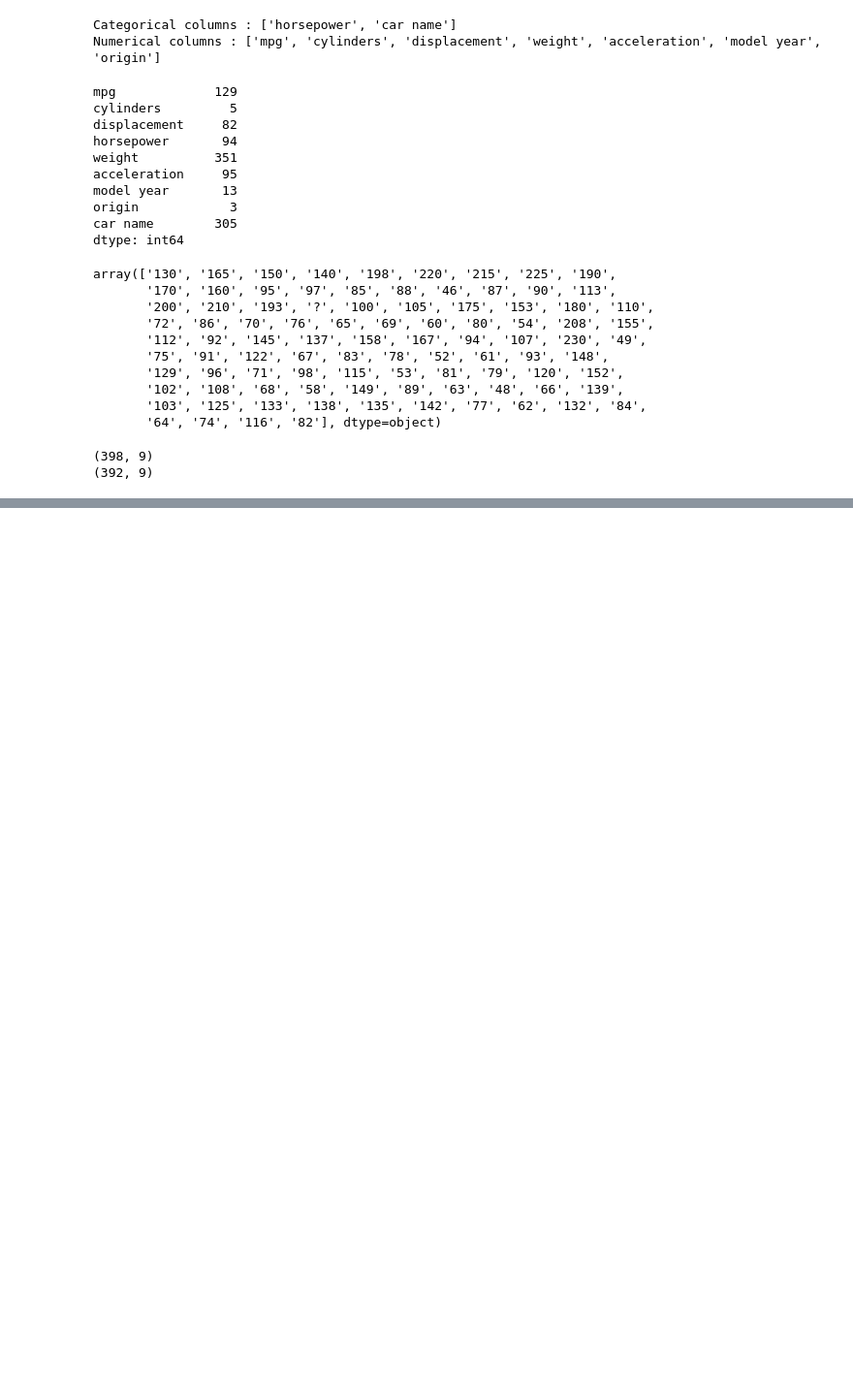
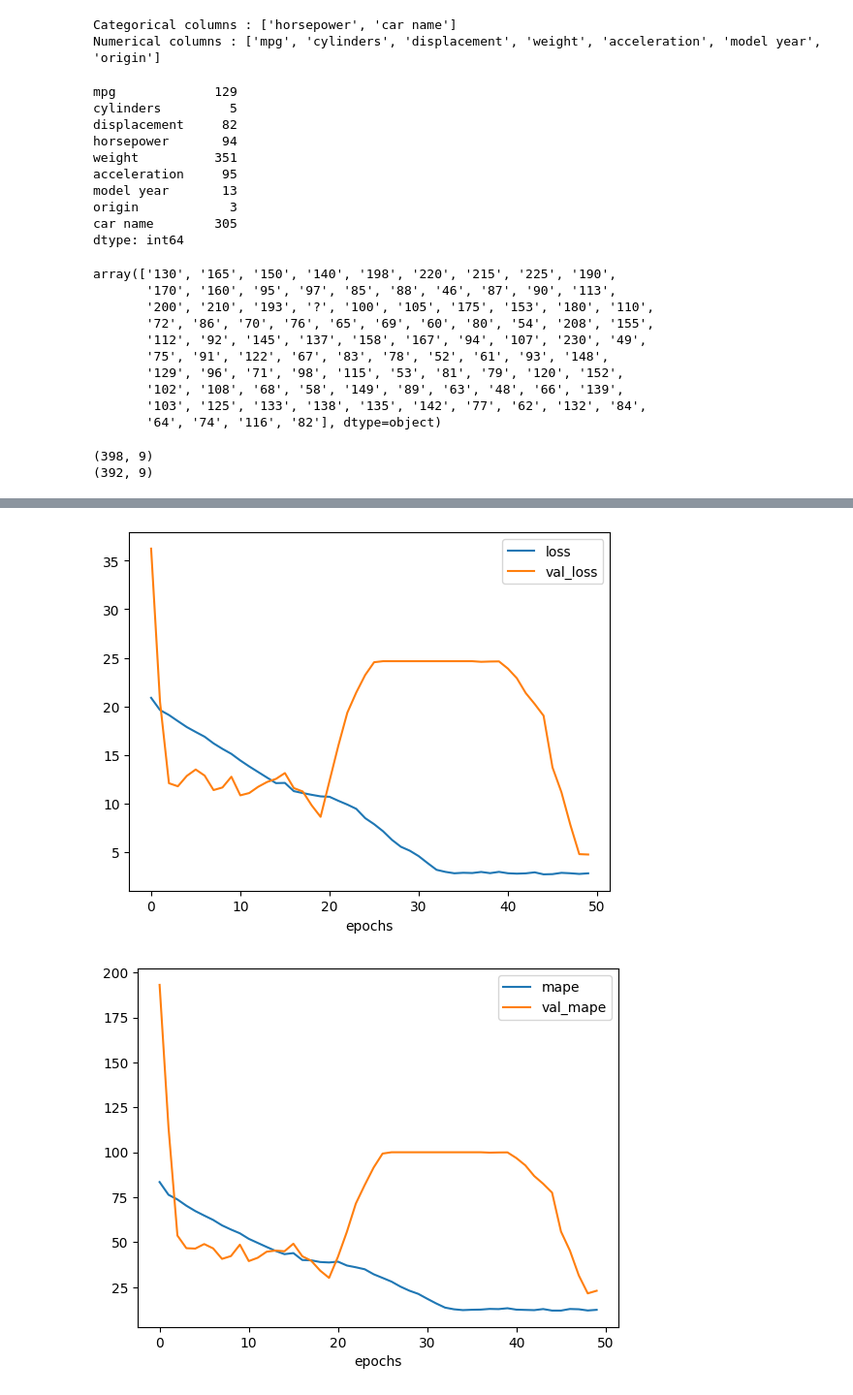
Before and after one commit to NatashaMoses/DataScience_Projects, a Jupyter notebook: Predict_FuelEfficiency_Tensorflow/Predict_FuelEfficiency_Using_Tensorflow.ipynb, the cells around one changed output, grey strips where cells are left out. Shown: that part at 97% size. Drawn from its saved outputs; the diff is of its cells as text; code cells hidden in the pictures; blank space fills up the shorter version.

```diff
--- a/Predict_FuelEfficiency_Tensorflow/Predict_FuelEfficiency_Using_Tensorflow.ipynb
+++ b/Predict_FuelEfficiency_Tensorflow/Predict_FuelEfficiency_Using_Tensorflow.ipynb
@@ -173,0 +257,22 @@ plt.show()
+# %%
+# Data Input Pipeline
+
+AUTO = tf.data.experimental.AUTOTUNE	# automatically tune the process
+
+train_ds = (
+	tf.data.Dataset
+	.from_tensor_slices((X_train, Y_train)) # create a training dataset
+	.batch(32) # batch size no 32
+	.prefetch(AUTO) # automatically tune prefetching
+)
+
+test_ds = (
+	tf.data.Dataset
+	.from_tensor_slices((X_test, Y_test))
+	.batch(32)
+	.prefetch(AUTO)
+)
+
+# Batch size is no of data points passed through the model
+# Model performs 32 samples at a time, then updates after each sample
+# Eg data of 10k samples, then for one epoch model performs 10k/32=312 updatess
@@ -173,0 +306,6 @@ plt.show()
+# %%
+model.compile(
+	loss='mae',			# Mean Absolute Error is loss function used for training
+	optimizer='adam',	# Adam optimizer for efficient gradient descent
+	metrics=['mape']	# Mean Absolute Percentage Error as a metric to evaluate model accuracy
+)
@@ -173,0 +352,5 @@ plt.show()
+# %%
+# Model Training
+history = model.fit(train_ds,
+					epochs=50,              # how many times the model will go through the entire dataset
+					validation_data=test_ds) # dataset to evaluate performance after each epoch
@@ -173,0 +384,6 @@ plt.show()
+# %%
+history_df = pd.DataFrame(history.history)
+history_df.head()
+
+# history.history is a dictionary where the keys are the names of the metrics (e.g., 'loss', 'val_loss')
+# history.history['loss'] has training loss values for each epoch
@@ -173,0 +397,7 @@ plt.show()
+# %%
+history_df.loc[:, ['loss', 'val_loss']].plot(xlabel='epochs') # all rows, loss and val_loss columns
+history_df.loc[:, ['mape', 'val_mape']].plot(xlabel='epochs') # all rows, mape and val_mape columns
+plt.show()
+# %% [output]
+[figure, added]
+[figure, added]
```
Also changed, not shown: parts of 17 cells of this notebook, 1 other file.
